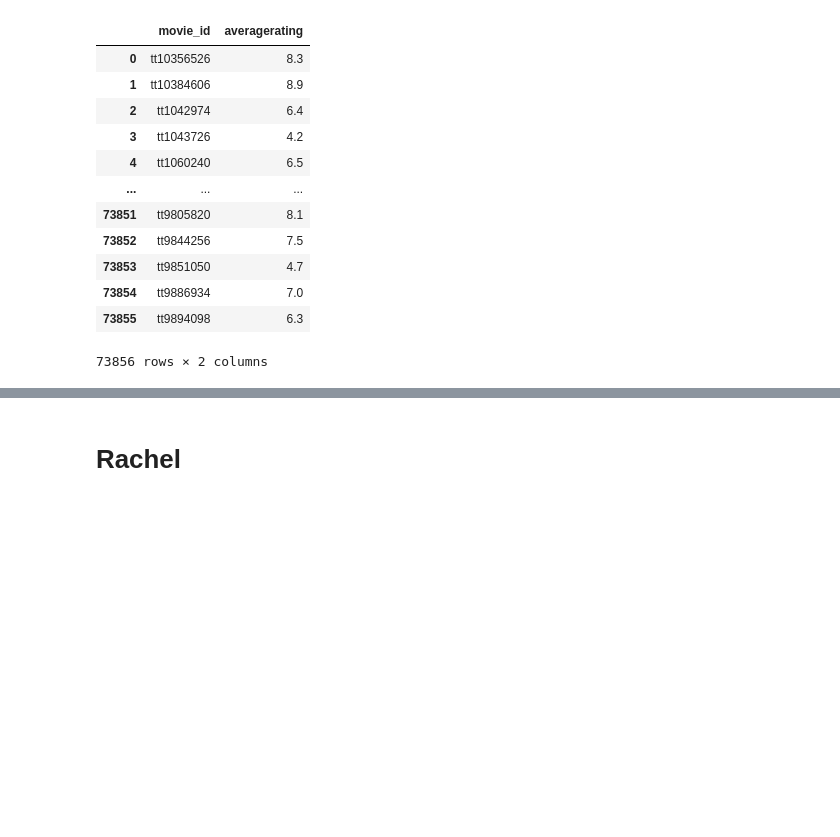
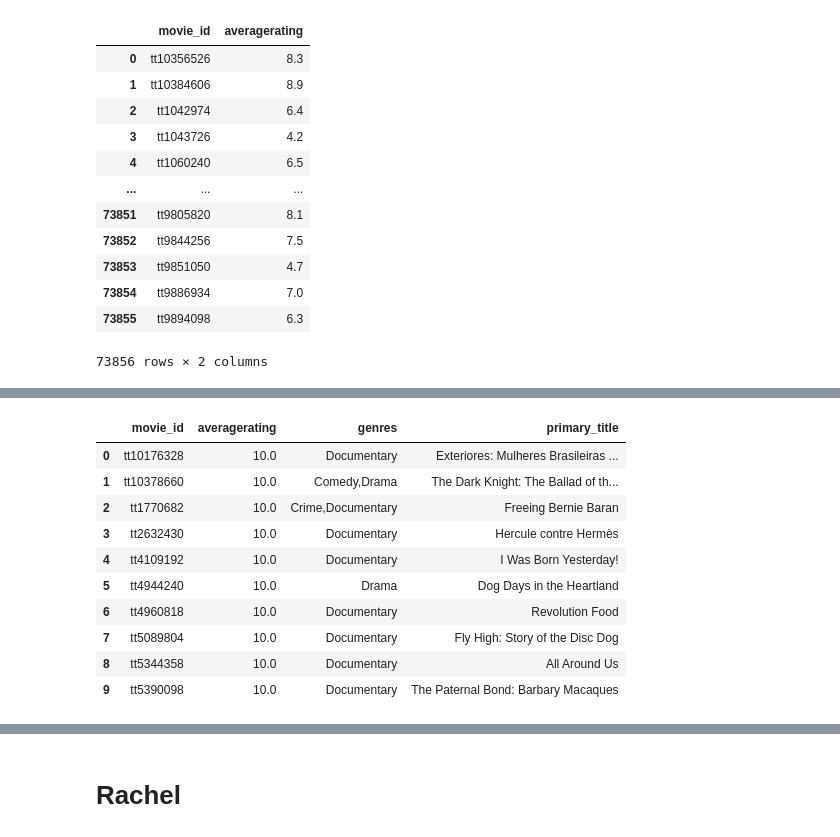
Before and after one commit to racday/ai-capstone, a Jupyter notebook: index.ipynb, the cells around one changed output, grey strips where cells are left out. Saved outputs shown, nothing was run; the diff lists cells and outputs as text; code cells hidden in the pictures; blank space fills up the shorter version.

```diff
--- a/index.ipynb
+++ b/index.ipynb
@@ -150,7 +150,8 @@ pd.read_sql("""SELECT movie_id, averagerating
 | 73855 | tt9894098 | 6.3 |
 73856 rows × 2 columns
 # %%
-pd.read_sql("""SELECT movie_basics.movie_id, movie_ratings.averagerating, movie_basics.genres, movie_basics.primary_title
+#joining the move basics and ratings tables
+joinedtables = pd.read_sql("""SELECT movie_basics.movie_id, movie_ratings.averagerating, movie_basics.genres, movie_basics.primary_title
 FROM movie_basics
 JOIN movie_ratings ON movie_basics.movie_id=movie_ratings.movie_id
 ORDER BY averagerating DESC;
@@ -171,0 +175,3 @@ ORDER BY averagerating DESC;
+# %%
+#top 10
+top10 = joinedtables.head(10)
@@ -171,0 +181,15 @@ ORDER BY averagerating DESC;
+# %%
+#show top 10 rated movies
+top10
+# %% [output]
+|  | movie_id | averagerating | genres | primary_title |
+| 0 | tt10176328 | 10.0 | Documentary | Exteriores: Mulheres Brasileiras ... |
+| 1 | tt10378660 | 10.0 | Comedy,Drama | The Dark Knight: The Ballad of th... |
+| 2 | tt1770682 | 10.0 | Crime,Documentary | Freeing Bernie Baran |
+| 3 | tt2632430 | 10.0 | Documentary | Hercule contre Hermès |
+| 4 | tt4109192 | 10.0 | Documentary | I Was Born Yesterday! |
+| 5 | tt4944240 | 10.0 | Drama | Dog Days in the Heartland |
+| 6 | tt4960818 | 10.0 | Documentary | Revolution Food |
+| 7 | tt5089804 | 10.0 | Documentary | Fly High: Story of the Disc Dog |
+| 8 | tt5344358 | 10.0 | Documentary | All Around Us |
+| 9 | tt5390098 | 10.0 | Documentary | The Paternal Bond: Barbary Macaques |
```
Also changed, not shown: parts of 5 cells of this notebook.
